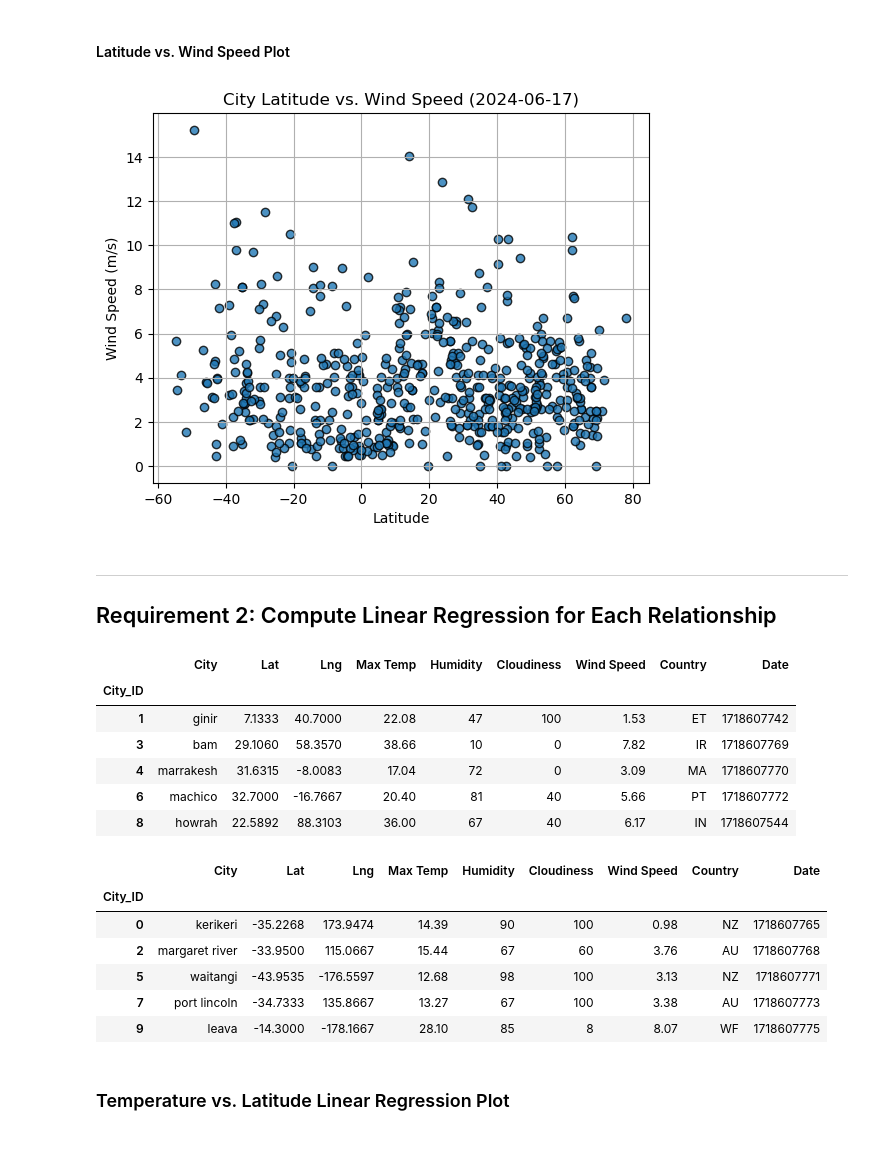
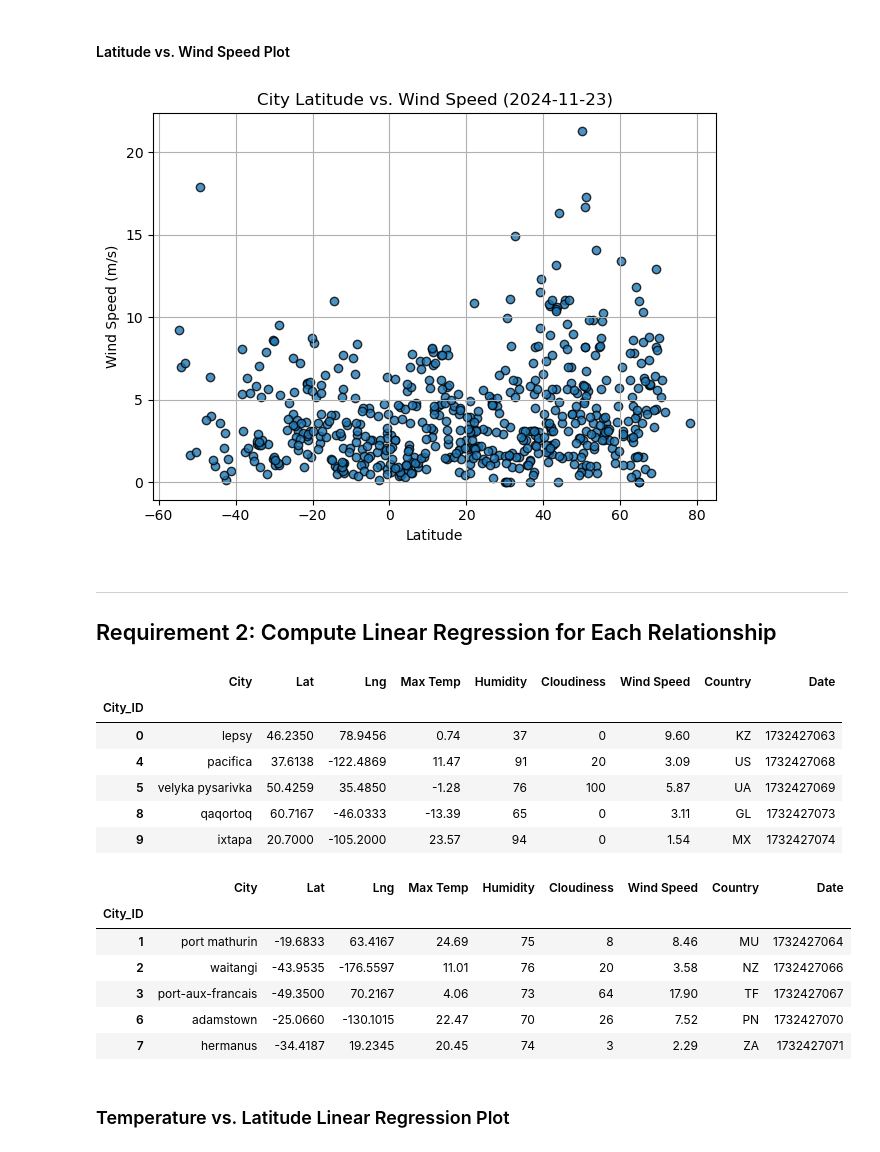
Before and after one commit to agmillman/python-api-challenge, a Jupyter notebook: WeatherPy/WeatherPy.ipynb, the cells around one changed output. Cells and saved outputs as stored; diff of their text form; code cells hidden in the pictures.

```diff
--- a/WeatherPy/WeatherPy.ipynb
+++ b/WeatherPy/WeatherPy.ipynb
@@ -235,18 +278,24 @@ plt.show()
 #### Latitude vs. Wind Speed Plot
 # %%
 # Build the scatter plots for latitude vs. wind speed
-# YOUR CODE HERE
+x_axis = city_data_df['Lat']
+y_axis = city_data_df['Wind Speed']
+plt.scatter(x_axis, y_axis, alpha=.8, edgecolors="k")
 
 # Incorporate the other graph properties
-# YOUR CODE HERE
+plt.xlabel("Latitude")
+plt.ylabel("Wind Speed (m/s)")
+plt.title(f"City Latitude vs. Wind Speed ({current_date})")
+plt.grid(True)
+plt.tight_layout()
 
 # Save the figure
 plt.savefig("output_data/Fig4.png")
 
 # Show plot
 plt.show()
 # %% [output]
-[figure, old version]
+[figure, new version]
 # %% [markdown]
 ---
 
@@ -257,30 +328,30 @@ plt.show()
 # %%
 # Create a DataFrame with the Northern Hemisphere data (Latitude >= 0)
-# YOUR CODE HERE
+northern_hemi_df = city_data_df[city_data_df['Lat'] >=0]
 
 # Display sample data
 northern_hemi_df.head()
 # %% [output]
 |  | City | Lat | Lng | Max Temp | Humidity | Cloudiness | Wind Speed | Country | Date |
 | City_ID |  |  |  |  |  |  |  |  |  |
-| 1 | ginir | 7.1333 | 40.7000 | 22.08 | 47 | 100 | 1.53 | ET | 1718607742 |
-| 3 | bam | 29.1060 | 58.3570 | 38.66 | 10 | 0 | 7.82 | IR | 1718607769 |
-| 4 | marrakesh | 31.6315 | -8.0083 | 17.04 | 72 | 0 | 3.09 | MA | 1718607770 |
-| 6 | machico | 32.7000 | -16.7667 | 20.40 | 81 | 40 | 5.66 | PT | 1718607772 |
-| 8 | howrah | 22.5892 | 88.3103 | 36.00 | 67 | 40 | 6.17 | IN | 1718607544 |
+| 0 | lepsy | 46.2350 | 78.9456 | 0.74 | 37 | 0 | 9.60 | KZ | 1732427063 |
+| 4 | pacifica | 37.6138 | -122.4869 | 11.47 | 91 | 20 | 3.09 | US | 1732427068 |
+| 5 | velyka pysarivka | 50.4259 | 35.4850 | -1.28 | 76 | 100 | 5.87 | UA | 1732427069 |
+| 8 | qaqortoq | 60.7167 | -46.0333 | -13.39 | 65 | 0 | 3.11 | GL | 1732427073 |
+| 9 | ixtapa | 20.7000 | -105.2000 | 23.57 | 94 | 0 | 1.54 | MX | 1732427074 |
 # %%
 # Create a DataFrame with the Southern Hemisphere data (Latitude < 0)
-# YOUR CODE HERE
+southern_hemi_df = city_data_df[city_data_df['Lat'] < 0]
 
 # Display sample data
 southern_hemi_df.head()
 # %% [output]
 |  | City | Lat | Lng | Max Temp | Humidity | Cloudiness | Wind Speed | Country | Date |
 | City_ID |  |  |  |  |  |  |  |  |  |
-| 0 | kerikeri | -35.2268 | 173.9474 | 14.39 | 90 | 100 | 0.98 | NZ | 1718607765 |
-| 2 | margaret river | -33.9500 | 115.0667 | 15.44 | 67 | 60 | 3.76 | AU | 1718607768 |
-| 5 | waitangi | -43.9535 | -176.5597 | 12.68 | 98 | 100 | 3.13 | NZ | 1718607771 |
-| 7 | port lincoln | -34.7333 | 135.8667 | 13.27 | 67 | 100 | 3.38 | AU | 1718607773 |
-| 9 | leava | -14.3000 | -178.1667 | 28.10 | 85 | 8 | 8.07 | WF | 1718607775 |
+| 1 | port mathurin | -19.6833 | 63.4167 | 24.69 | 75 | 8 | 8.46 | MU | 1732427064 |
+| 2 | waitangi | -43.9535 | -176.5597 | 11.01 | 76 | 20 | 3.58 | NZ | 1732427066 |
+| 3 | port-aux-francais | -49.3500 | 70.2167 | 4.06 | 73 | 64 | 17.90 | TF | 1732427067 |
+| 6 | adamstown | -25.0660 | -130.1015 | 22.47 | 70 | 26 | 7.52 | PN | 1732427070 |
+| 7 | hermanus | -34.4187 | 19.2345 | 20.45 | 74 | 3 | 2.29 | ZA | 1732427071 |
 # %% [markdown]
 ###  Temperature vs. Latitude Linear Regression Plot
```
Also changed, not shown: parts of 27 cells of this notebook, 5 other files.
